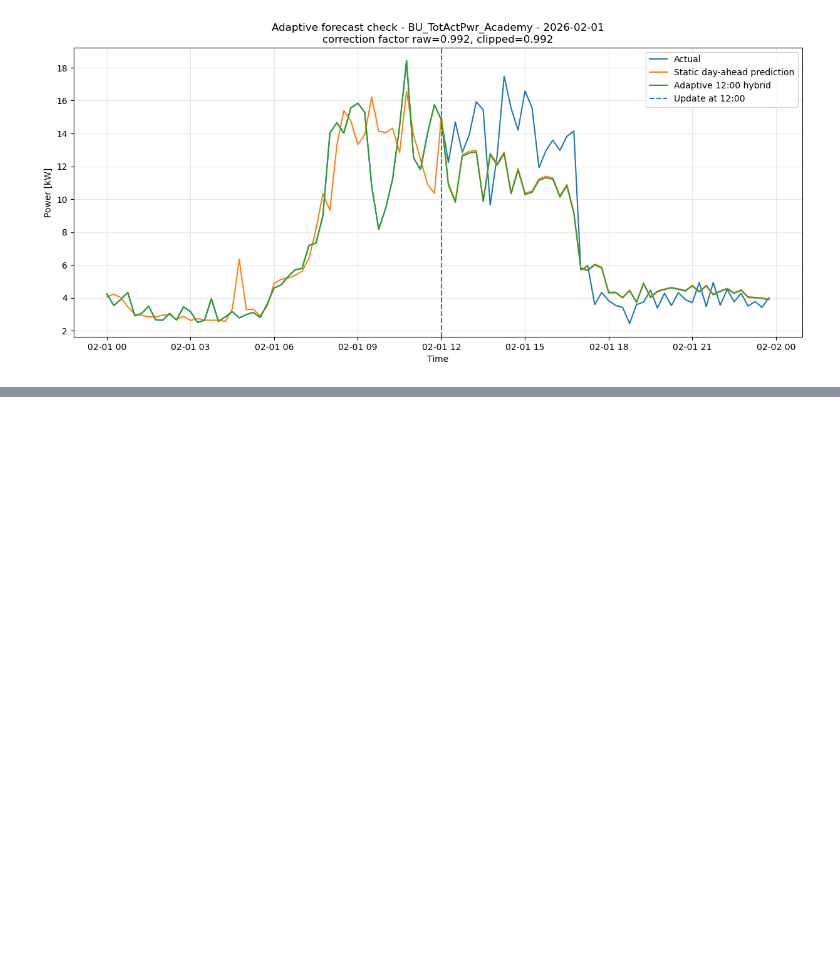
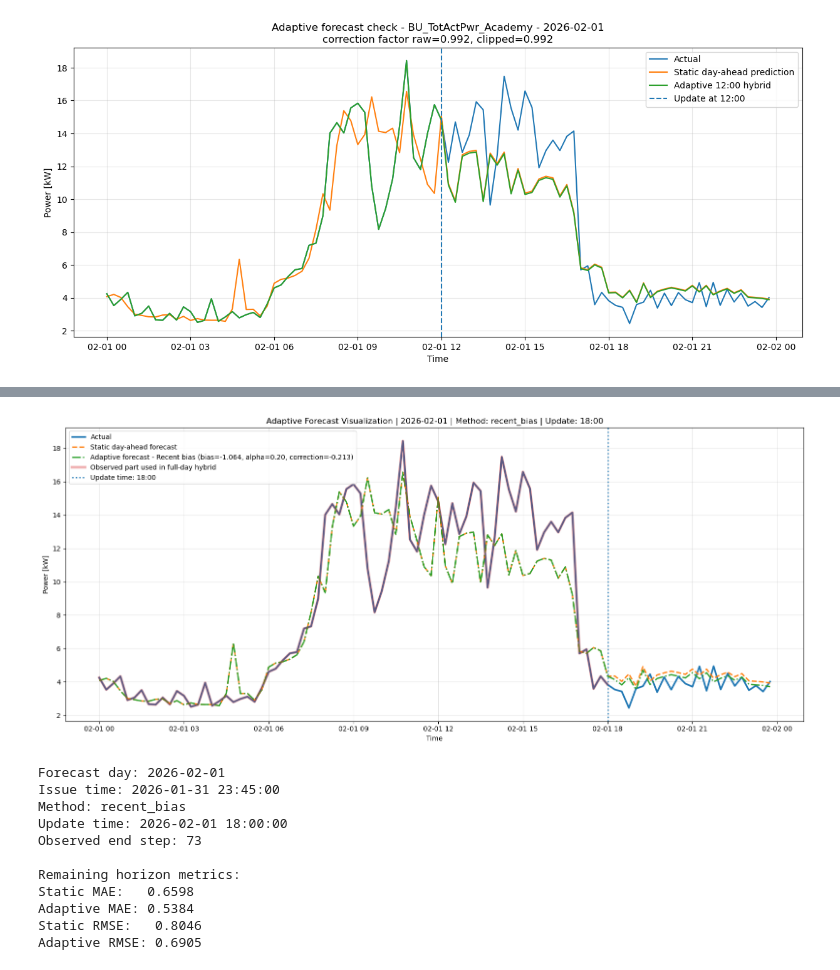
Before and after one commit to MilanMavani/Thesis_EMS_LF, a Jupyter notebook: JupyterNotebooks/Adaptive.ipynb, the cells around one changed output, grey strips where cells are left out. Cells and saved outputs as stored; diff of their text form; code cells hidden in the pictures; blank space fills up the shorter version.

```diff
--- a/JupyterNotebooks/Adaptive.ipynb
+++ b/JupyterNotebooks/Adaptive.ipynb
@@ -550,0 +1322,29 @@ plot_adaptive_day(
+# %%
+plot_adaptive_forecast_day(
+    df_eval,
+    true_cols,
+    pred_cols,
+    forecast_day="2026-02-01",
+    update_hour=18,
+    method="recent_bias",
+    freq_minutes=FREQ_MINUTES,
+    bias_alpha_by_hour={
+        6: 0.00,
+        12: 0.30,
+        18: 0.20,
+    },
+    bias_window_steps=4,
+)
+# %% [output]
+[figure, added]
+Forecast day: 2026-02-01
+Issue time: 2026-01-31 23:45:00
+Method: recent_bias
+Update time: 2026-02-01 18:00:00
+Observed end step: 73
+
+Remaining horizon metrics:
+Static MAE:   0.6598
+Adaptive MAE: 0.5384
+Static RMSE:   0.8046
+Adaptive RMSE: 0.6905
```
Also changed, not shown: parts of 17 cells of this notebook, 35 other files.
